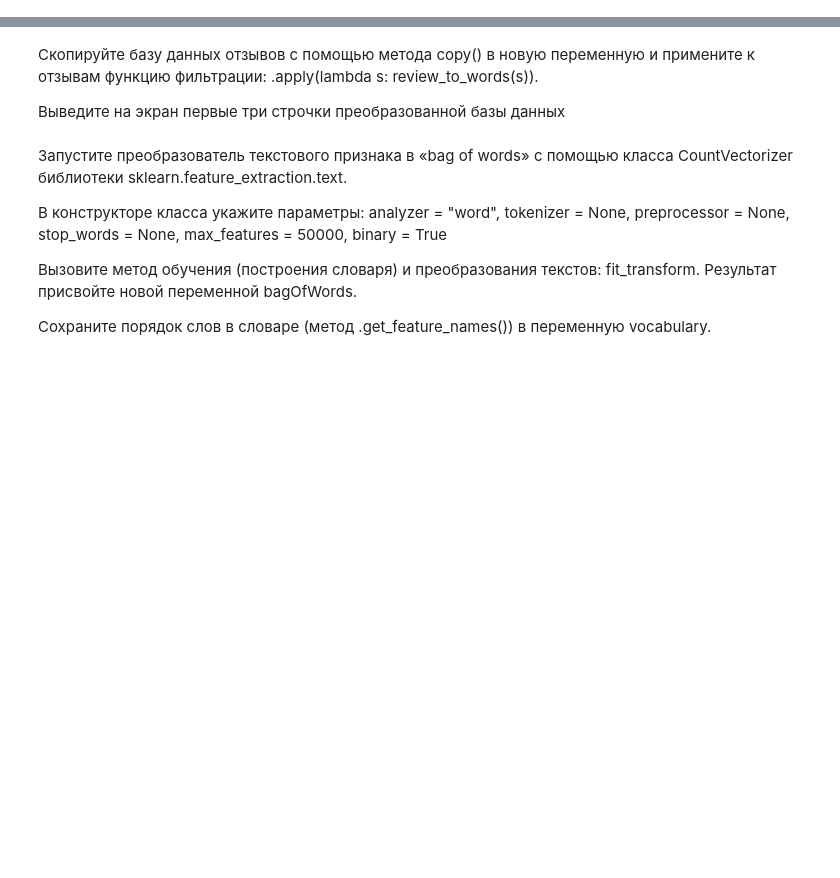
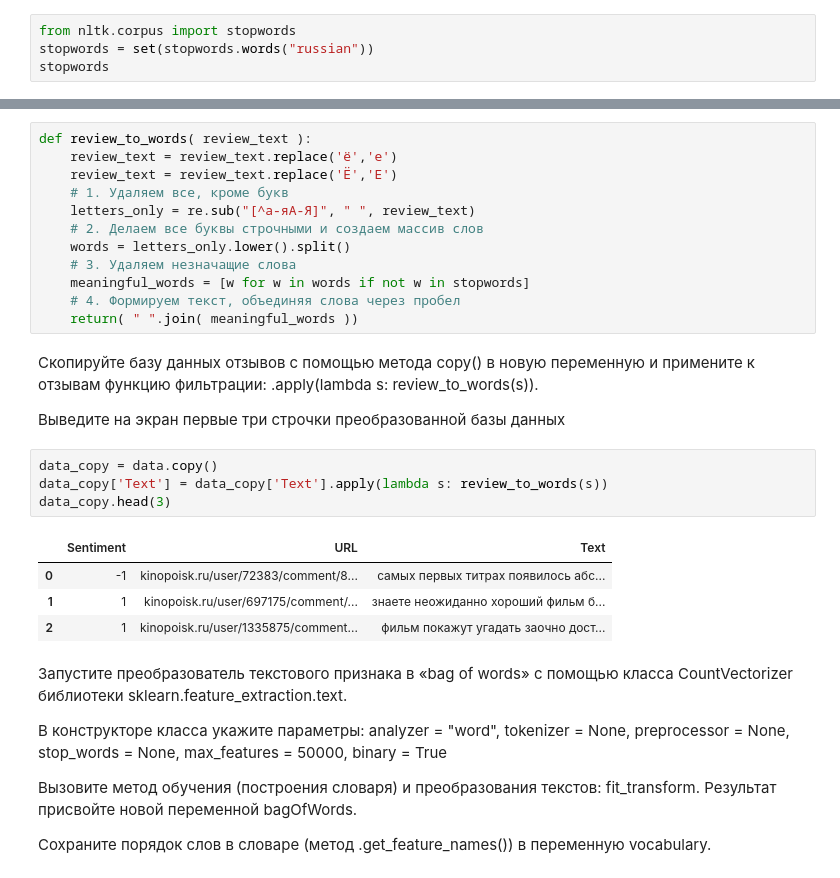
Before and after one commit to Debechelo/MachineLearning, a Jupyter notebook: lab_6/lab6-svm.ipynb, the cells around one changed output, grey strips where cells are left out. Cells and saved outputs as stored; diff of their text form; blank space fills up the shorter version.

````diff
--- a/lab_6/lab6-svm.ipynb
+++ b/lab_6/lab6-svm.ipynb
@@ -18,3 +39,7 @@ from nltk.corpus import stopwords
 stopwords = set(stopwords.words("russian"))
 ```
 и выведите его на экран.
+# %%
+from nltk.corpus import stopwords
+stopwords = set(stopwords.words("russian"))
+stopwords
@@ -33,10 +76,31 @@ def review_to_words( review_text ):
     # 4. Формируем текст, объединяя слова через пробел
     return( " ".join( meaningful_words ))
 ```
+# %%
+def review_to_words( review_text ):
+    review_text = review_text.replace('ё','е')
+    review_text = review_text.replace('Ё','Е')
+    # 1. Удаляем все, кроме букв
+    letters_only = re.sub("[^а-яА-Я]", " ", review_text)
+    # 2. Делаем все буквы строчными и создаем массив слов
+    words = letters_only.lower().split()
+    # 3. Удаляем незначащие слова
+    meaningful_words = [w for w in words if not w in stopwords]
+    # 4. Формируем текст, объединяя слова через пробел
+    return( " ".join( meaningful_words ))
 # %% [markdown]
 Скопируйте базу данных отзывов с помощью метода copy() в новую переменную и примените к отзывам функцию фильтрации: .apply(lambda s: review_to_words(s)).
 
 Выведите на экран первые три строчки преобразованной базы данных
+# %%
+data_copy = data.copy()
+data_copy['Text'] = data_copy['Text'].apply(lambda s: review_to_words(s))
+data_copy.head(3)
+# %% [output]
+|  | Sentiment | URL | Text |
+| 0 | -1 | kinopoisk.ru/user/72383/comment/8... | самых первых титрах появилось абс... |
+| 1 | 1 | kinopoisk.ru/user/697175/comment/... | знаете неожиданно хороший фильм б... |
+| 2 | 1 | kinopoisk.ru/user/1335875/comment... | фильм покажут угадать заочно дост... |
 # %% [markdown]
 Запустите преобразователь текстового признака в «bag of words» с помощью класса CountVectorizer библиотеки sklearn.feature_extraction.text.
 
````
Also changed, not shown: parts of 23 cells of this notebook.
